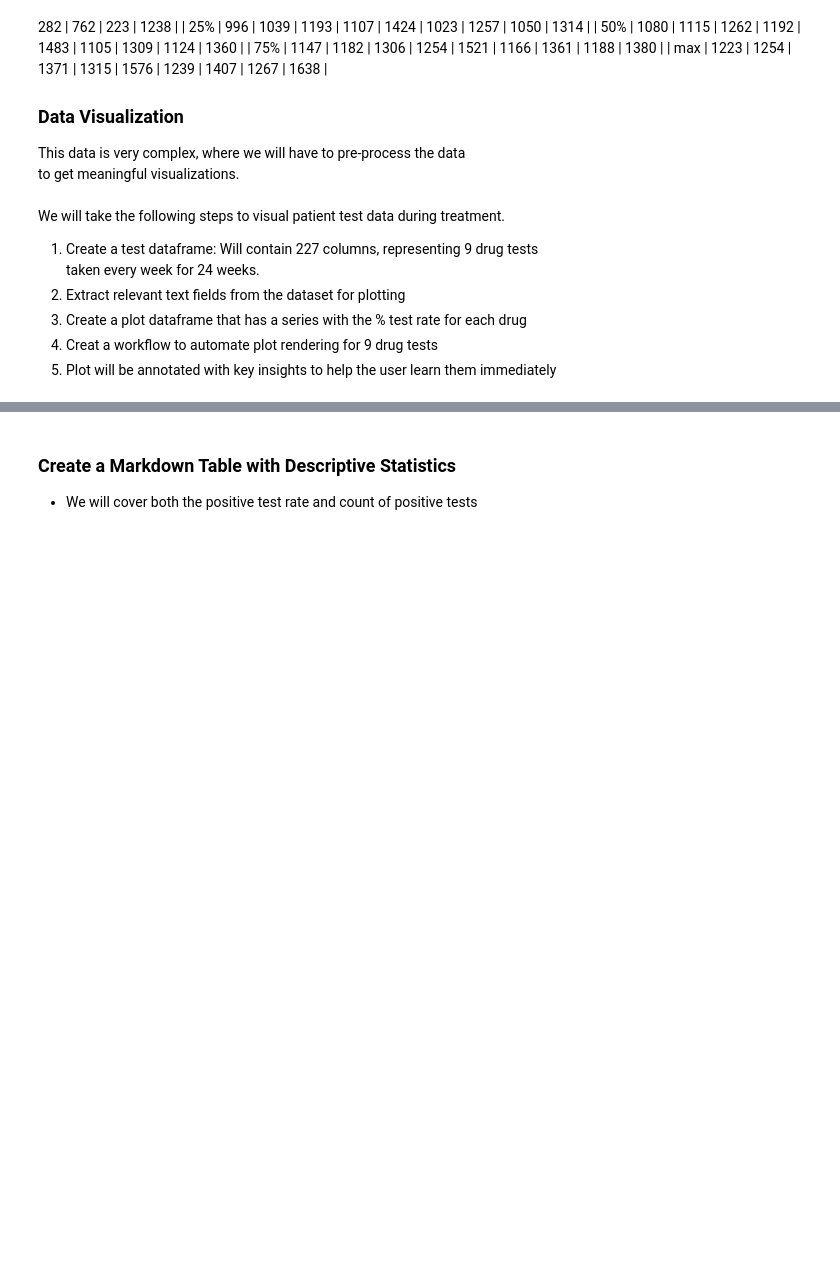
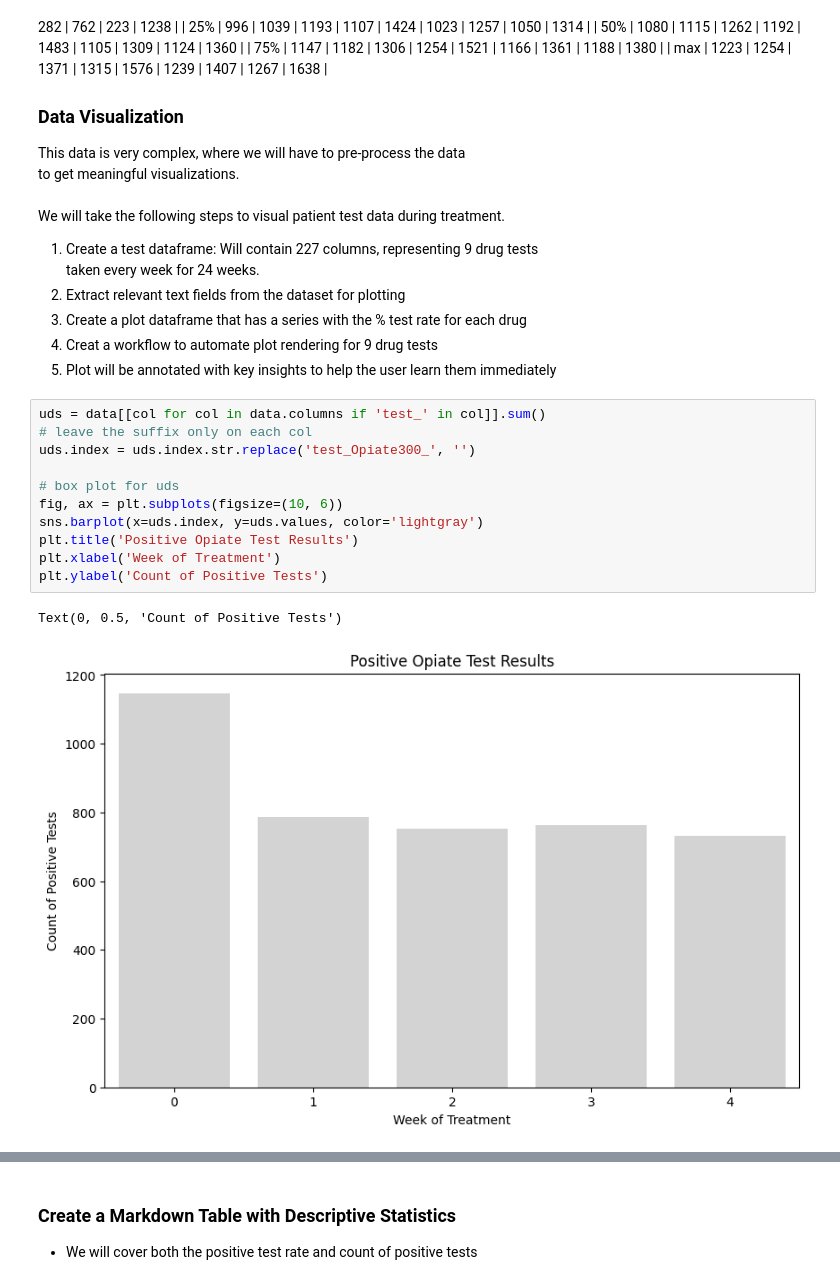
Before and after one commit to DanHerman212/precision_medicine, a Jupyter notebook: code/2_exploratory_analysis.ipynb, the cells around one changed output, grey strips where cells are left out. Drawn from its saved outputs; the diff is of its cells as text; blank space fills up the shorter version.

```diff
--- a/code/2_exploratory_analysis.ipynb
+++ b/code/2_exploratory_analysis.ipynb
@@ -293,3 +216,17 @@ taken every week for 24 weeks.
 3. Create a plot dataframe that has a series with the % test rate for each drug<br>
 4. Creat a workflow to automate plot rendering for 9 drug tests
 5. Plot will be annotated with key insights to help the user learn them immediately<br>
+# %%
+uds = data[[col for col in data.columns if 'test_' in col]].sum()
+# leave the suffix only on each col
+uds.index = uds.index.str.replace('test_Opiate300_', '')
+
+# box plot for uds
+fig, ax = plt.subplots(figsize=(10, 6))
+sns.barplot(x=uds.index, y=uds.values, color='lightgray')
+plt.title('Positive Opiate Test Results')
+plt.xlabel('Week of Treatment')
+plt.ylabel('Count of Positive Tests')
+# %% [output]
+Text(0, 0.5, 'Count of Positive Tests')
+[figure, added]
```
Also changed, not shown: parts of 30 cells of this notebook, 13 other files.
